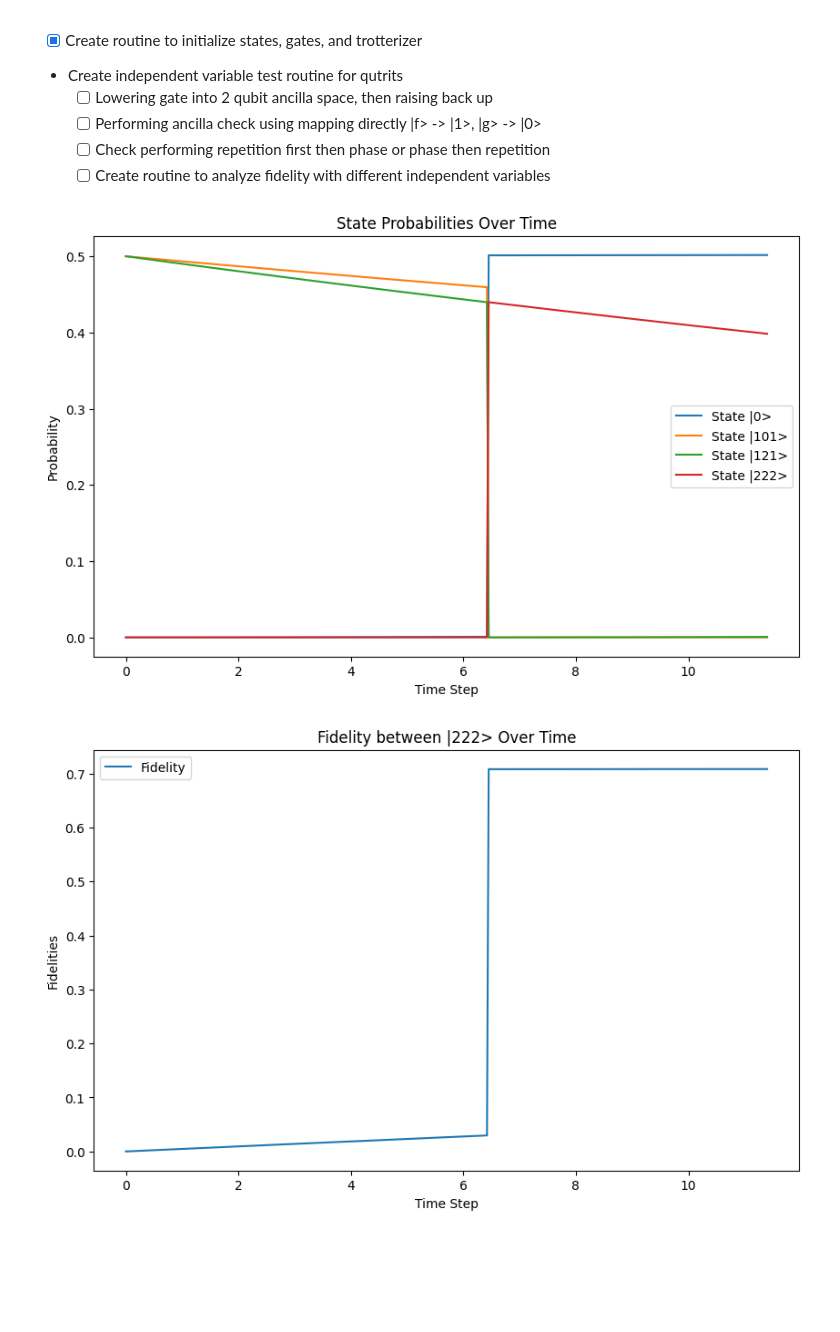
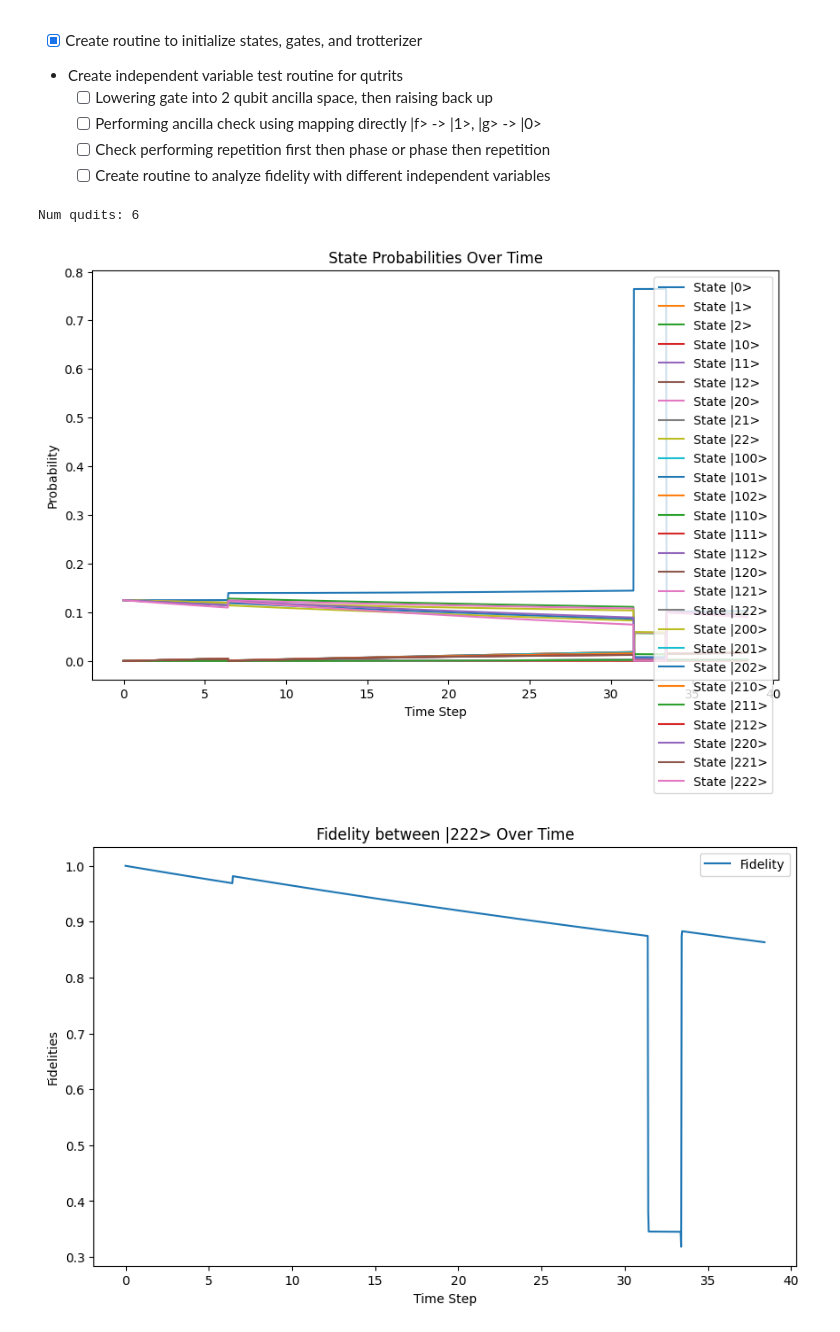
Before and after one commit to Wrn13/QuantumLogicalSimulator, a Jupyter notebook: src/notebooks/stabilizer_comparison.ipynb, the cells around one changed output. Cells and saved outputs as stored; diff of their text form; code cells hidden in the pictures; blank space fills up the shorter version.

Commit message:
Initial testing for phase+erasure errors

```diff
--- a/src/notebooks/stabilizer_comparison.ipynb
+++ b/src/notebooks/stabilizer_comparison.ipynb
@@ -55,15 +55,14 @@ def plot_results(trotter_dt: float, state_list: List[qt.Qobj], output_path: str)
     #    + qt.tensor(qt.basis(3, 2), qt.basis(3, 2), qt.basis(3, 0))
     #    + qt.tensor(qt.basis(3, 2), qt.basis(3, 0), qt.basis(3, 2))
     #) / 2.0
-    init_state = qt.tensor(qt.basis(3,0), qt.basis(3,0), qt.basis(3,0))
+
+    plus_state = hadamard_operator(3) * qt.basis(3,0)
+    init_state = qt.tensor(plus_state, plus_state, plus_state)
     fidelities = [qt.fidelity(state.ptrace([0, 1, 2]), init_state) for state in state_list]
     fidelities = np.array(fidelities)
 
     plt.figure(figsize=(10, 6))
-    for i in [base_three_to_base_ten([0,0,0]),
-              base_three_to_base_ten([1,0,1]),
-              base_three_to_base_ten([1,2,1]),
-              base_three_to_base_ten([2,2,2])]: # one 0 two 2, 222
+    for i in range(27): # one 0 two 2, 222
         plt.plot(time_steps, probabilities[:, i], label=f"State |{np.base_repr(i, base=3)}>")
     plt.xlabel("Time Step")
     plt.ylabel("Probability")
@@ -95,28 +94,29 @@ def plot_results(trotter_dt: float, state_list: List[qt.Qobj], output_path: str)
 # %%
 # Parameters (kept concise in the notebook)
 iterations = 1
 t1_list = np.linspace(25, 160, iterations)
 t2_list = np.linspace(33.3, 321, iterations)
 trotter_dt = .03
 cnot_time = .5
 single_qudit_time = .03
 
 # Individual superpositions
 plus_state = hadamard_operator(3) * qt.basis(3,0)
 minus_state = hadamard_operator(3) * qt.basis(3,2)
 
+hada_layer = qt.tensor(hadamard_operator(3), hadamard_operator(3), hadamard_operator(3))
 # Prepare initial logical state
-logical_psi_0 = 1/np.sqrt(2)*(qt.tensor(qt.basis(3,1), qt.basis(3,0), qt.basis(3,1)) + qt.tensor(qt.basis(3,1), qt.basis(3,2), qt.basis(3,1)))
+logical_psi_0 = (qt.tensor(plus_state, plus_state, plus_state))  # Small  phase error from |+++>
 total_psi_0 = qt.tensor(logical_psi_0, qt.basis(3,0), qt.basis(3,0), qt.basis(3,0))  # ancillas in |0>
 rho_0 = total_psi_0 * total_psi_0.dag()
 
 # Create runner and trotterizer, then run experiment with a list of setups
 for i in range(iterations):
     trotterizer = runner.generate_trotterizer(trotter_dt, t1_list[i], t2_list[i], 3, 6)
-    # Pass a list of setups; here we only use the serial_erasure_circuit but more can be added
-    setups = [runner.serial_erasure_circuit(single_qudit_time, cnot_time)]
+    setups = [runner.serial_erasure_circuit(single_qudit_time, cnot_time), runner.serial_phase_circuit(single_qudit_time, cnot_time, num_ancillae=3)]
     state_list = runner.experiment_run(trotterizer, rho_0, setups)
-    plot_results(trotter_dt, state_list, "erasure_correction_first_last_increase")
+    plot_results(trotter_dt, state_list, "erasure_phase_plusplusplus_state_test")
 # %% [output]
+Num qudits: 6
-[figure, old version]
+[figure, new version]
-[figure, old version]
+[figure, new version]
```
Also changed, not shown: parts of 1 cell of this notebook, 15 other files.
